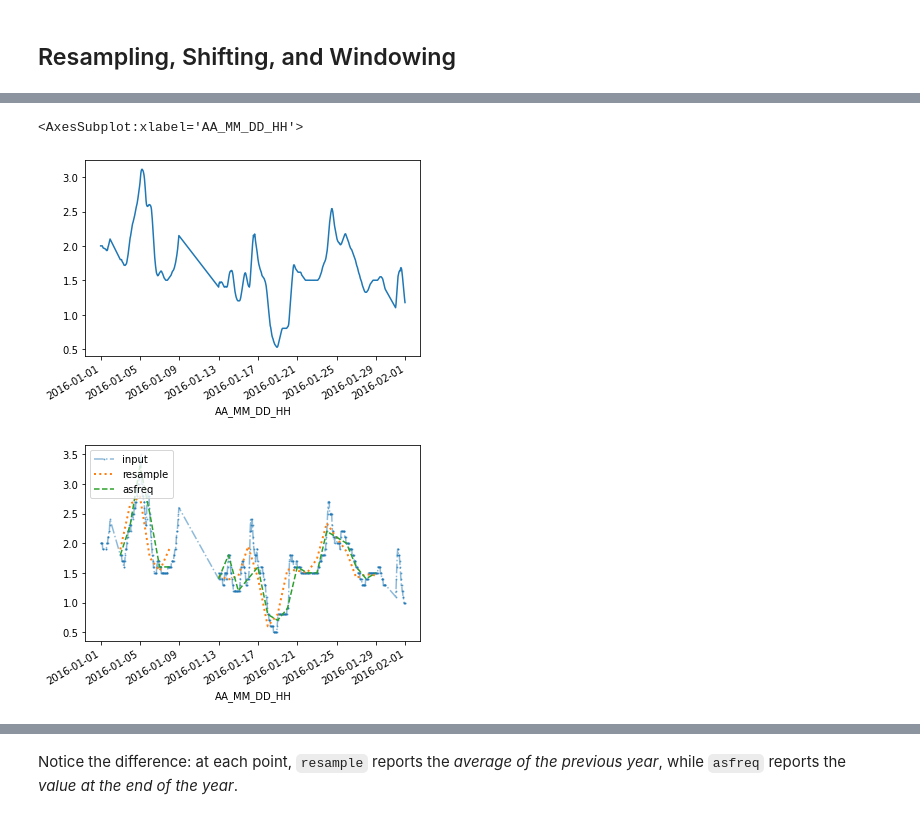
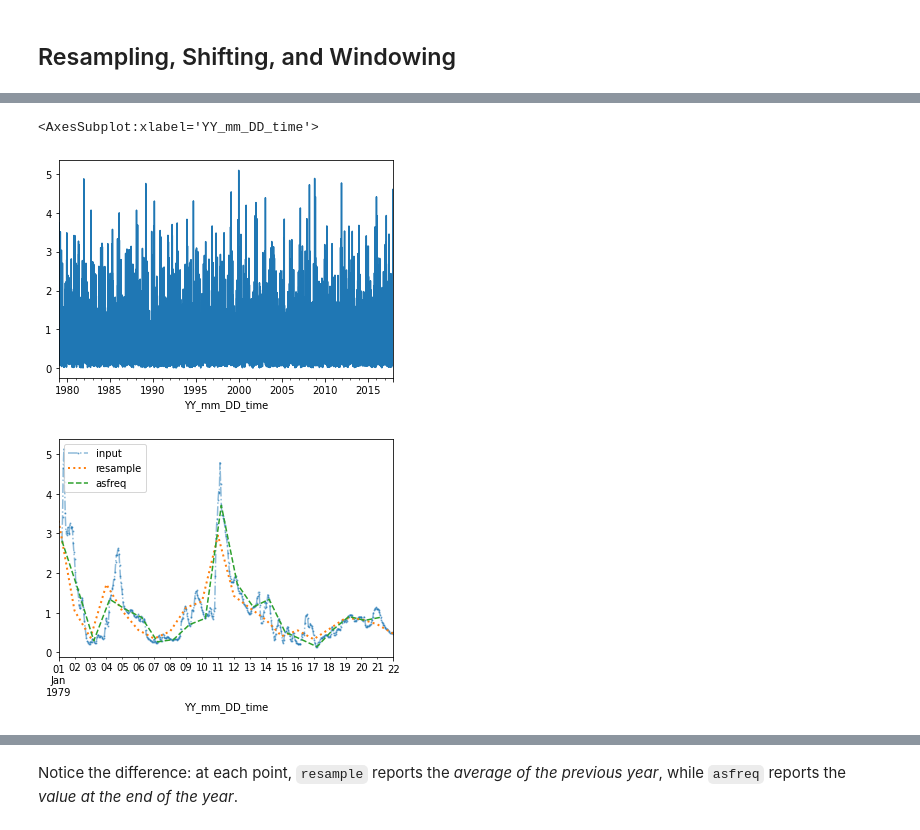
Before and after one commit to andreall/dicca__python_course, a Jupyter notebook: 05b_pandas_timeseries.ipynb, the cells around one changed output, grey strips where cells are left out. Drawn from its saved outputs; the diff is of its cells as text; code cells hidden in the pictures.

```diff
--- a/05b_pandas_timeseries.ipynb
+++ b/05b_pandas_timeseries.ipynb
@@ -295,0 +343,9 @@ DatetimeIndex(['2015-07-01', '2015-07-02', '2015-07-03', '2015-07-06',
+# %%
+df = pd.read_table('data/data_waves.dat', header=None, delim_whitespace=True, parse_dates=[[0, 1, 2, 3]],
+                   index_col=0,
+                   names=['YY', 'mm', 'DD', 'time', 'hs', 'tm', 'tp', 'dirm', 'dp', 'spr', 'h', 'lm', 'lp',
+                          'uw', 'vw'])
+df.loc[df['tp'] < 0, 'tp'] = np.NaN
+df.loc[df.tp > 20, 'tp'] = np.NaN
+df.dropna(inplace=True) # df = df.dropna()
+df
@@ -344,5 +426,5 @@ data.Hm0.plot()
 # %%
-data.rolling('12H').mean().Hm0.plot()
+df.rolling('12H').mean().hs.plot()
 # %% [output]
-<AxesSubplot:xlabel='AA_MM_DD_HH'>
+<AxesSubplot:xlabel='YY_mm_DD_time'>
-[figure, old version]
+[figure, new version]
@@ -349,9 +433,9 @@ data.rolling('12H').mean().Hm0.plot()
 # %%
 import matplotlib.pyplot as plt
-data.Hm0.plot(alpha=0.5, style='-.', marker='o', markersize=1)
-data.Hm0.resample('24H').mean().plot(style=':', linewidth=2)
-data.Hm0.asfreq('24H').plot(style='--');
+dfi.hs.plot(alpha=0.5, style='-.', marker='o', markersize=1)
+dfi.hs.resample('24H').mean().plot(style=':', linewidth=2)
+dfi.hs.asfreq('24H').plot(style='--');
 plt.legend(['input', 'resample', 'asfreq'],
            loc='upper left');
 # %% [output]
-[figure, old version]
+[figure, new version]
```
Also changed, not shown: parts of 33 cells of this notebook, 1 other file.
